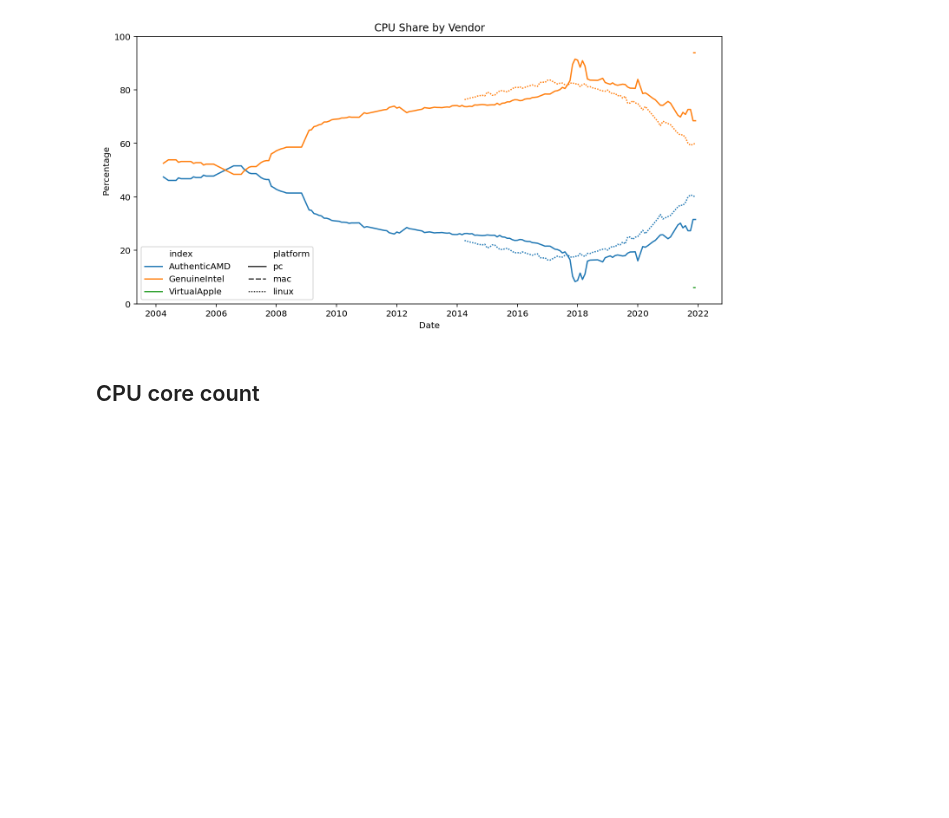
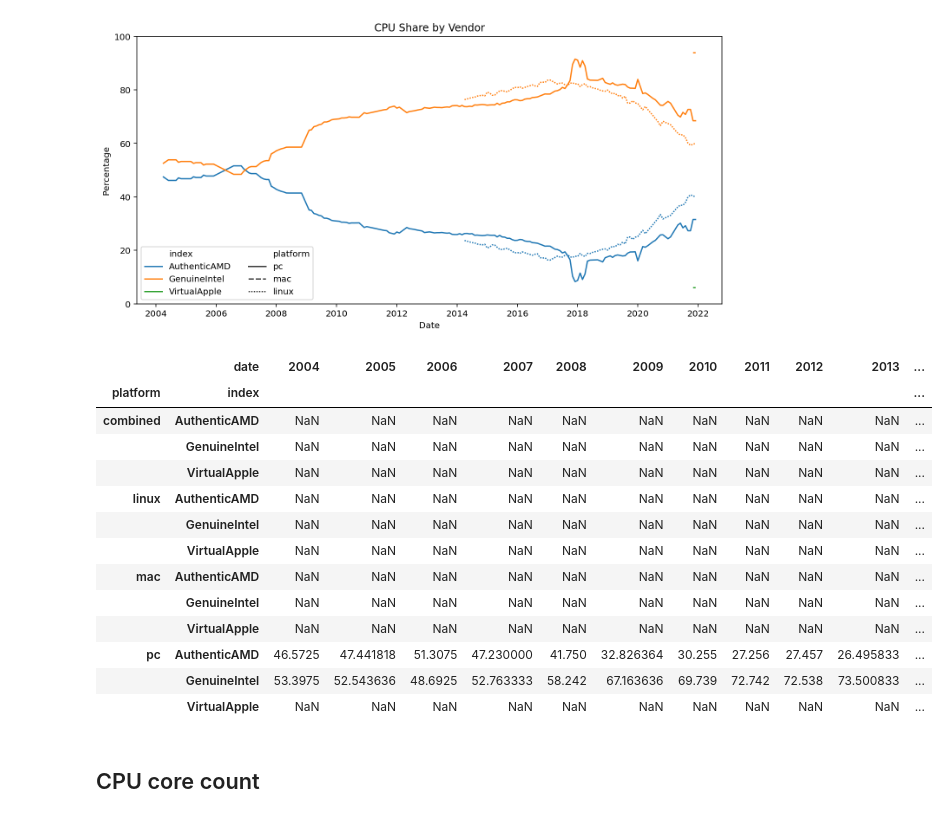
Before and after one commit to myagues/steam-hss-data, a Jupyter notebook: plot_categories_example.ipynb, the cells around one changed output. Drawn from its saved outputs; the diff is of its cells as text; code cells hidden in the pictures; blank space fills up the shorter version.

```diff
--- a/plot_categories_example.ipynb
+++ b/plot_categories_example.ipynb
@@ -157,6 +157,28 @@ ax.set(title="CPU Share by Vendor", xlabel="Date", ylabel="Percentage", ylim=[0,
 sns.move_legend(ax, "lower left", ncol=2)
 # %% [output]
 [figure]
+# %%
+df_cpu_vendor = (
+    df_cpu_vendor.groupby(["index", df_cpu_vendor["date"].dt.year, "platform"])
+    .mean()
+    .reset_index()
+)
+df_cpu_vendor.pivot(index=["platform", "index"], columns="date", values="perc")
+# %% [output]
+|  | date | 2004 | 2005 | 2006 | 2007 | 2008 | 2009 | 2010 | 2011 | 2012 | 2013 | ... |
+| platform | index |  |  |  |  |  |  |  |  |  |  | ... |
+| combined | AuthenticAMD | NaN | NaN | NaN | NaN | NaN | NaN | NaN | NaN | NaN | NaN | ... |
+|  | GenuineIntel | NaN | NaN | NaN | NaN | NaN | NaN | NaN | NaN | NaN | NaN | ... |
+|  | VirtualApple | NaN | NaN | NaN | NaN | NaN | NaN | NaN | NaN | NaN | NaN | ... |
+| linux | AuthenticAMD | NaN | NaN | NaN | NaN | NaN | NaN | NaN | NaN | NaN | NaN | ... |
+|  | GenuineIntel | NaN | NaN | NaN | NaN | NaN | NaN | NaN | NaN | NaN | NaN | ... |
+|  | VirtualApple | NaN | NaN | NaN | NaN | NaN | NaN | NaN | NaN | NaN | NaN | ... |
+| mac | AuthenticAMD | NaN | NaN | NaN | NaN | NaN | NaN | NaN | NaN | NaN | NaN | ... |
+|  | GenuineIntel | NaN | NaN | NaN | NaN | NaN | NaN | NaN | NaN | NaN | NaN | ... |
+|  | VirtualApple | NaN | NaN | NaN | NaN | NaN | NaN | NaN | NaN | NaN | NaN | ... |
+| pc | AuthenticAMD | 46.5725 | 47.441818 | 51.3075 | 47.230000 | 41.750 | 32.826364 | 30.255 | 27.256 | 27.457 | 26.495833 | ... |
+|  | GenuineIntel | 53.3975 | 52.543636 | 48.6925 | 52.763333 | 58.242 | 67.163636 | 69.739 | 72.742 | 72.538 | 73.500833 | ... |
+|  | VirtualApple | NaN | NaN | NaN | NaN | NaN | NaN | NaN | NaN | NaN | NaN | ... |
 # %% [markdown]
 ## CPU core count
 # %%
```
Also changed, not shown: parts of 10 cells of this notebook.
